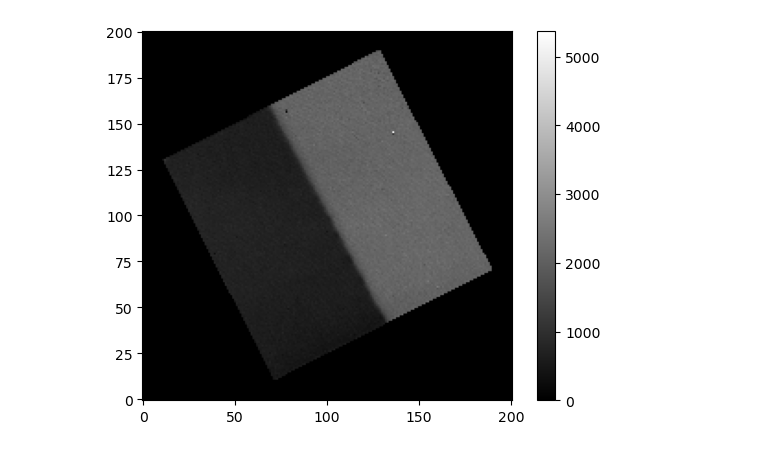
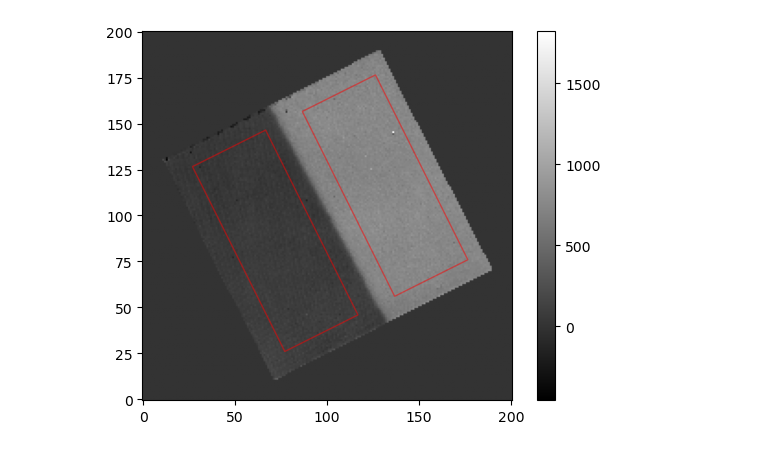
Before and after one commit to UCSB-Exoplanet-Polarimetry-Lab/CHARIS-polcal, a Jupyter notebook: apertures.ipynb, the cells around one changed output. Drawn from its saved outputs; the diff is of its cells as text; code cells hidden in the pictures.

Commit message:
defined apertures

```diff
--- a/apertures.ipynb
+++ b/apertures.ipynb
@@ -4,4 +4,6 @@ import matplotlib.pyplot as plt
 from astropy.io import fits
 from astropy.coordinates import Angle
 from photutils.aperture import RectangularAperture
-fn = '/Users/thomasmcintosh/Desktop/CHARIS-REU/Cubes/cubes/internal-cal/CRSA00165895_cube.fits'
+from photutils.aperture import aperture_photometry
+from pathlib import Path
+fn = '/Users/thomasmcintosh/Desktop/CHARIS-REU/Cubes/cubes/internal-cal/CRSA00165896_cube.fits'
@@ -8,11 +48,16 @@ fn = '/Users/thomasmcintosh/Desktop/CHARIS-REU/Cubes/cubes/internal-cal/CRSA0016
+# %%
+# define 2 equal rectangular apertures, use left beam width
+aperture_lbeam = RectangularAperture(centroid_lbeam, shrunkwidth_lbeam, shrunkheight, theta=theta)
+aperture_rbeam = RectangularAperture(centroid_rbeam, shrunkwidth_lbeam, shrunkheight, theta=theta)
 # %%
-from astropy.io import fits
-#plot image
+#visualize apertures
 hdul = fits.open(fn)
 image_header = hdul[1].header
 image_data = hdul[1].data
-plt.imshow(image_data[7], origin='lower', cmap='gray')
+aperture_lbeam.plot(color='red', alpha=0.5)
+aperture_rbeam.plot(color='red', alpha=0.5)
+plt.imshow(image_data[3], origin='lower', cmap='gray')
 plt.colorbar()
 plt.show()
 # %% [output]
-[figure, old version]
+[figure, new version]
```
Also changed, not shown: parts of 4 cells of this notebook.
